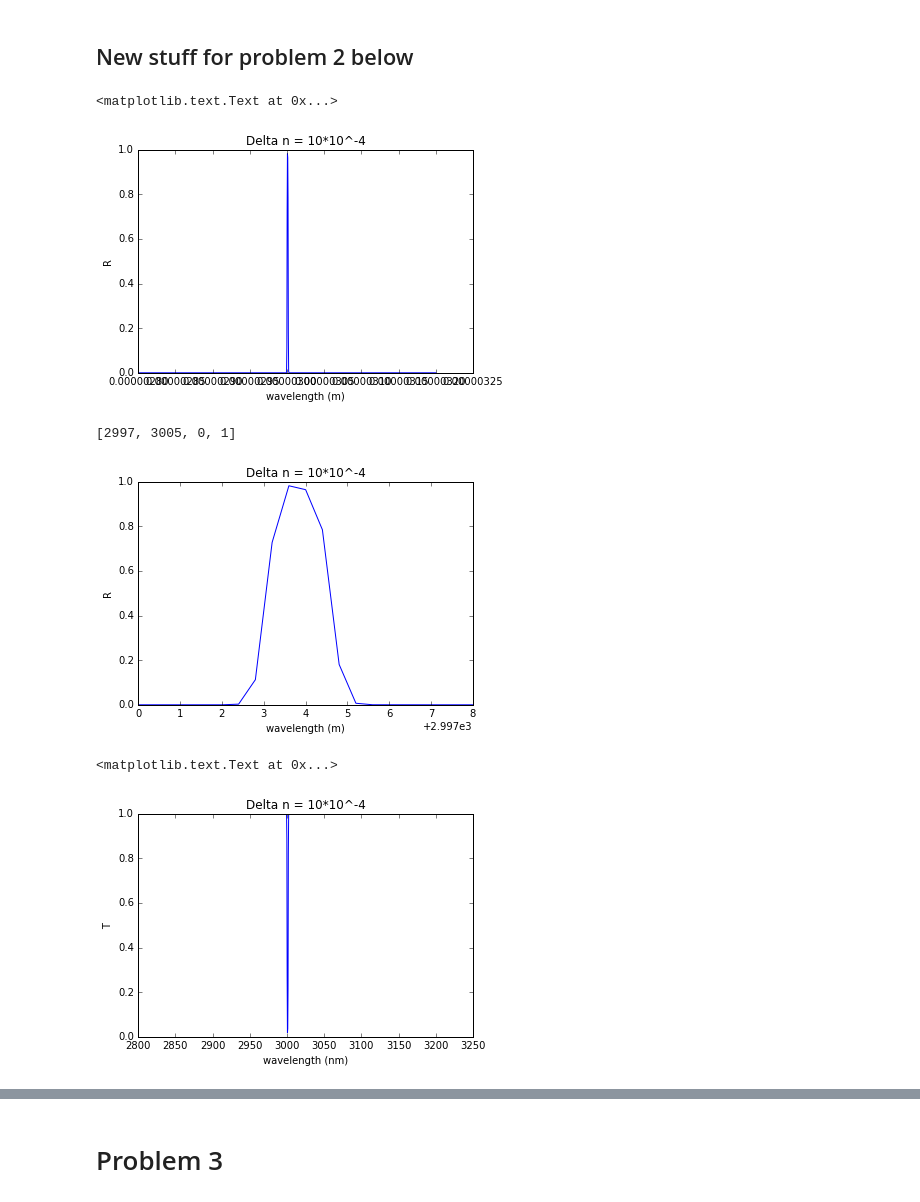
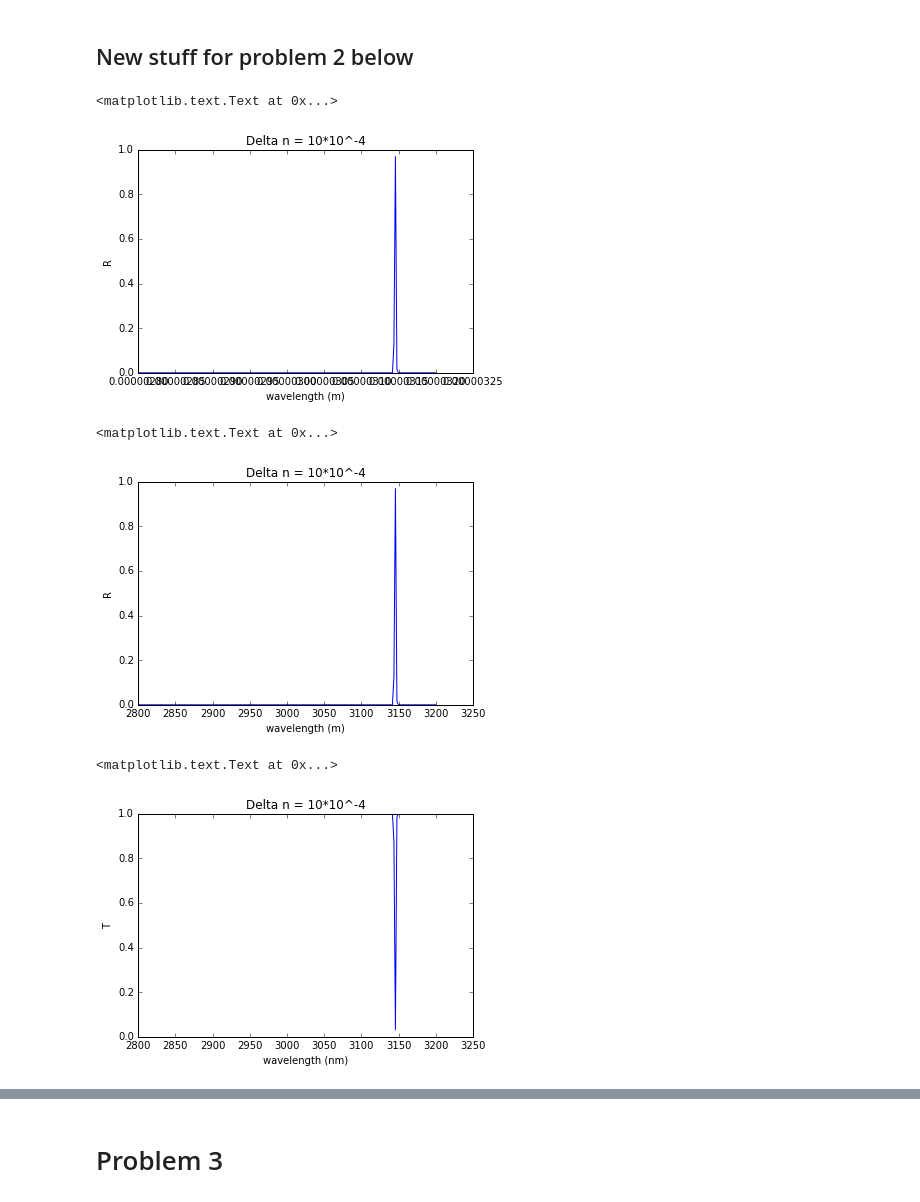
Before and after one commit to Vynas/ECE1232_Grating_Project, a Jupyter notebook: ECE1232_Grating_Project.ipynb, the cells around one changed output, grey strips where cells are left out. Cells and saved outputs as stored; diff of their text form; code cells hidden in the pictures.

```diff
--- a/ECE1232_Grating_Project.ipynb
+++ b/ECE1232_Grating_Project.ipynb
@@ -113,7 +113,7 @@ def phi_z(n,d,theta,lambda_wavelength):
 # %%
 period_length = 1*10**(-6)
 d = period_length/2
-size_of_array = 10000
+size_of_array = 1000
 wavelength = np.linspace(2800*10**-9,3200*10**-9,size_of_array)
 # %%
 phi_z_1 = phi_z(n1,d,theta,wavelength)
@@ -628,23 +628,6 @@ theta = 0
 def r_Normal_2(n1,n2,delta_n0):
     r_normal = (n1-n2)/(n1+n2)
     return r_normal
-# %%
-def Matrix12(r,t):
-    M12 = (1/t)*np.array([[1,r],[r,1]])
-    return M12
-def Matrix2_free(phi_z,size_of_array):
-    j = size_of_array
-    i = 0
-    M2_free = np.zeros(j, dtype=object)
-    #print("M2_free",M2_free)
-    while i < j:
-        M2_free[i] = np.array([[np.exp(phi_z[i]*1j),0],[0,np.exp(phi_z[i]*(-1j))]])
-        i+=1
-    #M2_free = np.array([[np.exp(phi_z*1j),0],[0,np.exp(phi_z*(-1j))]])
-    return M2_free
-def phi_z(n,d,theta,lambda_wavelength):
-    phi = 2*np.pi*n*d*np.cos(theta)/lambda_wavelength
-    return phi
 # %%
 r_12_1 = r_TE(n1,n2_1,theta,theta)
 r_21_1 = r_TE(n2_1,n1,theta,theta)
@@ -666,28 +649,17 @@ def delta_n(delta_n0,z,L,sigma_L):
 # %%
 period_length = 1*10**(-6)
 d = period_length/2
-size_of_array = 10000
+size_of_array = 200
 wavelength = np.linspace(2800*10**-9,3200*10**-9,size_of_array)
 # %%
 n1 = 1.5
 L = 0.01
 sigma_L = 0.0025
 delta_n0 = 10*10**(-4)
-n2 = n1+delta_n0
 z = 0
+Delta_n = delta_n(delta_n0,z,L,sigma_L)
+n2 = n1 + Delta_n
 delta_z = 1*10**(-6)
-
-r_12_4 = r_TE(n1,n2,theta,theta)
-r_21_4 = r_TE(n2,n1,theta,theta)
-
-r_12_array = np.array([[r_12_1],[r_12_2],[r_12_3],[r_12_4]])
-r_21_array = np.array([[r_21_1],[r_21_2],[r_21_3],[r_21_4]])
-
-t_12_4 = t_TE(n1,n2,theta,theta)
-t_21_4 = t_TE(n2,n1,theta,theta)
-
-t_12_array = np.array([[t_12_1],[t_12_2],[t_12_3],[t_12_4]])
-t_21_array = np.array([[t_21_1],[t_21_2],[t_21_3],[t_21_4]])
 
 p = 0
 while z < L:
@@ -748,7 +720,6 @@ while z < L:
     p += 1
     #repeat
 
-
 j = size_of_array
 i = 0
 r_total4 = np.zeros(j, dtype=object)
@@ -763,16 +734,16 @@ plt.ylabel("R")
 plt.title("Delta n = 10*10^-4")
 # %% [output]
 <matplotlib.text.Text at 0x...>
-[figure, old version]
+[figure, new version]
 # %%
 plt.plot(wavelength*10**9, R_total4)
 plt.xlabel("wavelength (m)")
 plt.ylabel("R")
 plt.title("Delta n = 10*10^-4")
-plt.axis([2997,3005,0,1])
+#plt.axis([2997,3005,0,1])
 # %% [output]
-[2997, 3005, 0, 1]
+<matplotlib.text.Text at 0x...>
-[figure, old version]
+[figure, new version]
 # %%
 j = size_of_array
 i = 0
@@ -788,7 +759,7 @@ plt.ylabel("T")
 plt.title("Delta n = 10*10^-4")
 # %% [output]
 <matplotlib.text.Text at 0x...>
-[figure, old version]
+[figure, new version]
 # %%
 plt.plot(wavelength*10**9, T_total4)
 plt.xlabel("wavelength (nm)")
```
Also changed, not shown: parts of 5 cells of this notebook.
